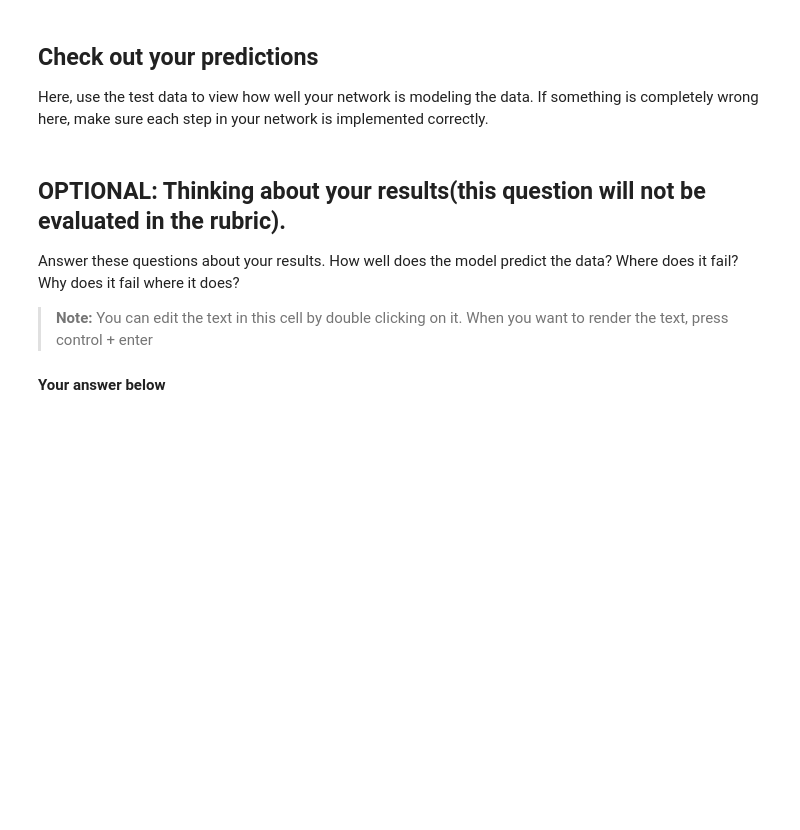
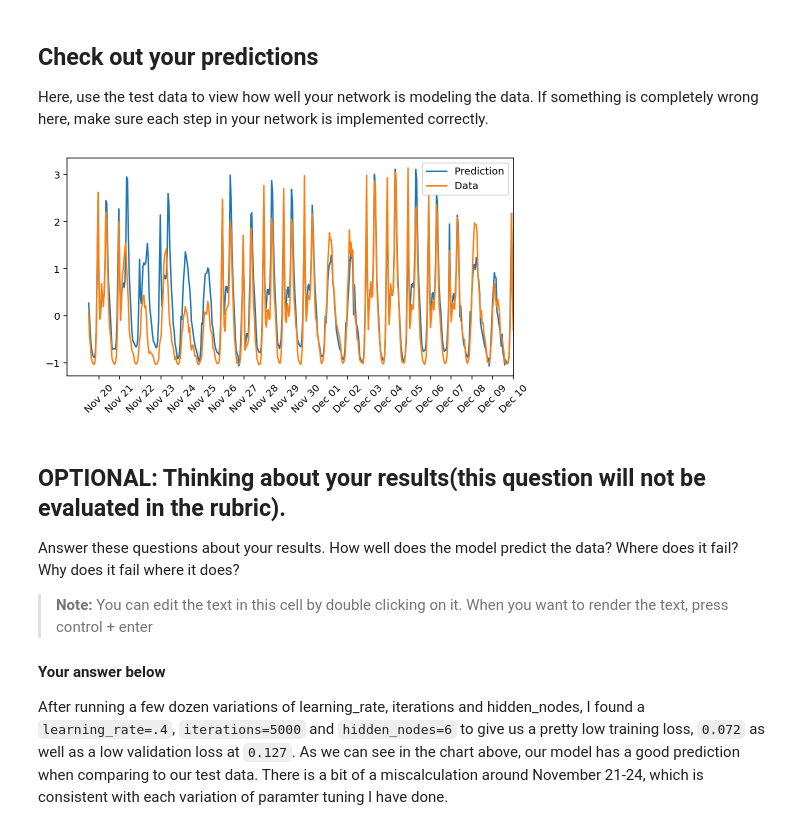
Before and after one commit to coreyjs/bike-sharing-neural-network, a Jupyter notebook: Predicting_bike_sharing_data.ipynb, the cells around one changed output. Cells and saved outputs as stored; diff of their text form; code cells hidden in the pictures; blank space fills up the shorter version.

Commit message:
neural network training implemented

```diff
--- a/Predicting_bike_sharing_data.ipynb
+++ b/Predicting_bike_sharing_data.ipynb
@@ -58,10 +74,10 @@ The scaling factors are saved so we can go backwards when we use the network for
 quant_features = ['casual', 'registered', 'cnt', 'temp', 'hum', 'windspeed']
 # Store scalings in a dictionary so we can convert back later
 scaled_features = {}
-for each in quant_features:
-    mean, std = data[each].mean(), data[each].std()
-    scaled_features[each] = [mean, std]
-    data.loc[:, each] = (data[each] - mean)/std
+for feat in quant_features:
+    mean, std = data[feat].mean(), data[feat].std()
+    scaled_features[feat] = [mean, std]
+    data.loc[:, feat] = (data[feat] - mean)/std
 # %% [markdown]
 ### Splitting the data into training, testing, and validation sets
 
@@ -190,3 +213,7 @@ This scales the size of weight updates. If this is too big, the weights tend to
 In a model where all the weights are optimized, the more hidden nodes you have, the more accurate the predictions of the model will be.  (A fully optimized model could have weights of zero, after all.) However, the more hidden nodes you have, the harder it will be to optimize the weights of the model, and the more likely it will be that suboptimal weights will lead to overfitting. With overfitting, the model will memorize the training data instead of learning the true pattern, and won't generalize well to unseen data.
 
 Try a few different numbers and see how it affects the performance. You can look at the losses dictionary for a metric of the network performance. If the number of hidden units is too low, then the model won't have enough space to learn and if it is too high there are too many options for the direction that the learning can take. The trick here is to find the right balance in number of hidden units you choose.  You'll generally find that the best number of hidden nodes to use ends up being between the number of input and output nodes.
+# %%
+batch = np.random.choice(train_features.index, size=128)
+train_features.loc[batch].values
+train_features.shape[1]
@@ -199,6 +228,7 @@ import sys
 
 from my_answers import iterations, learning_rate, hidden_nodes, output_nodes
 
+print(f'Learning Rate: {learning_rate}.  Iterations: {iterations}.  Hidden Nodes: {hidden_nodes}')
 
 N_i = train_features.shape[1]
 network = NeuralNetwork(N_i, hidden_nodes, output_nodes, learning_rate)
@@ -207,7 +237,7 @@ losses = {'train':[], 'validation':[]}
 for ii in range(iterations):
     # Go through a random batch of 128 records from the training data set
     batch = np.random.choice(train_features.index, size=128)
-    X, y = train_features.ix[batch].values, train_targets.ix[batch]['cnt']
+    X, y = train_features.iloc[batch].values, train_targets.iloc[batch]['cnt']
 
     network.train(X, y)
 
@@ -233,17 +268,19 @@ Here, use the test data to view how well your network is modeling the data. If s
 # %%
 fig, ax = plt.subplots(figsize=(8,4))
 
 mean, std = scaled_features['cnt']
 predictions = network.run(test_features).T*std + mean
 ax.plot(predictions[0], label='Prediction')
 ax.plot((test_targets['cnt']*std + mean).values, label='Data')
 ax.set_xlim(right=len(predictions))
 ax.legend()
 
-dates = pd.to_datetime(rides.ix[test_data.index]['dteday'])
+dates = pd.to_datetime(rides.iloc[test_data.index]['dteday'])
 dates = dates.apply(lambda d: d.strftime('%b %d'))
 ax.set_xticks(np.arange(len(dates))[12::24])
 _ = ax.set_xticklabels(dates[12::24], rotation=45)
+# %% [output]
+[figure, added]
 # %% [markdown]
 ## OPTIONAL: Thinking about your results(this question will not be evaluated in the rubric).
 
@@ -252,3 +289,5 @@ Answer these questions about your results. How well does the model predict the d
 > **Note:** You can edit the text in this cell by double clicking on it. When you want to render the text, press control + enter
 
 #### Your answer below
+
+After running a few dozen variations of learning_rate, iterations and hidden_nodes, I found a `learning_rate=.4`, `iterations=5000` and `hidden_nodes=6` to give us a pretty low training loss, `0.072` as well as a low validation loss at `0.127`.  As we can see in the chart above, our model has a good prediction when comparing to our test data.  There is a bit of a miscalculation around November 21-24, which is consistent with each variation of paramter tuning I have done.
```
Also changed, not shown: parts of 7 cells of this notebook, 5 other files.
